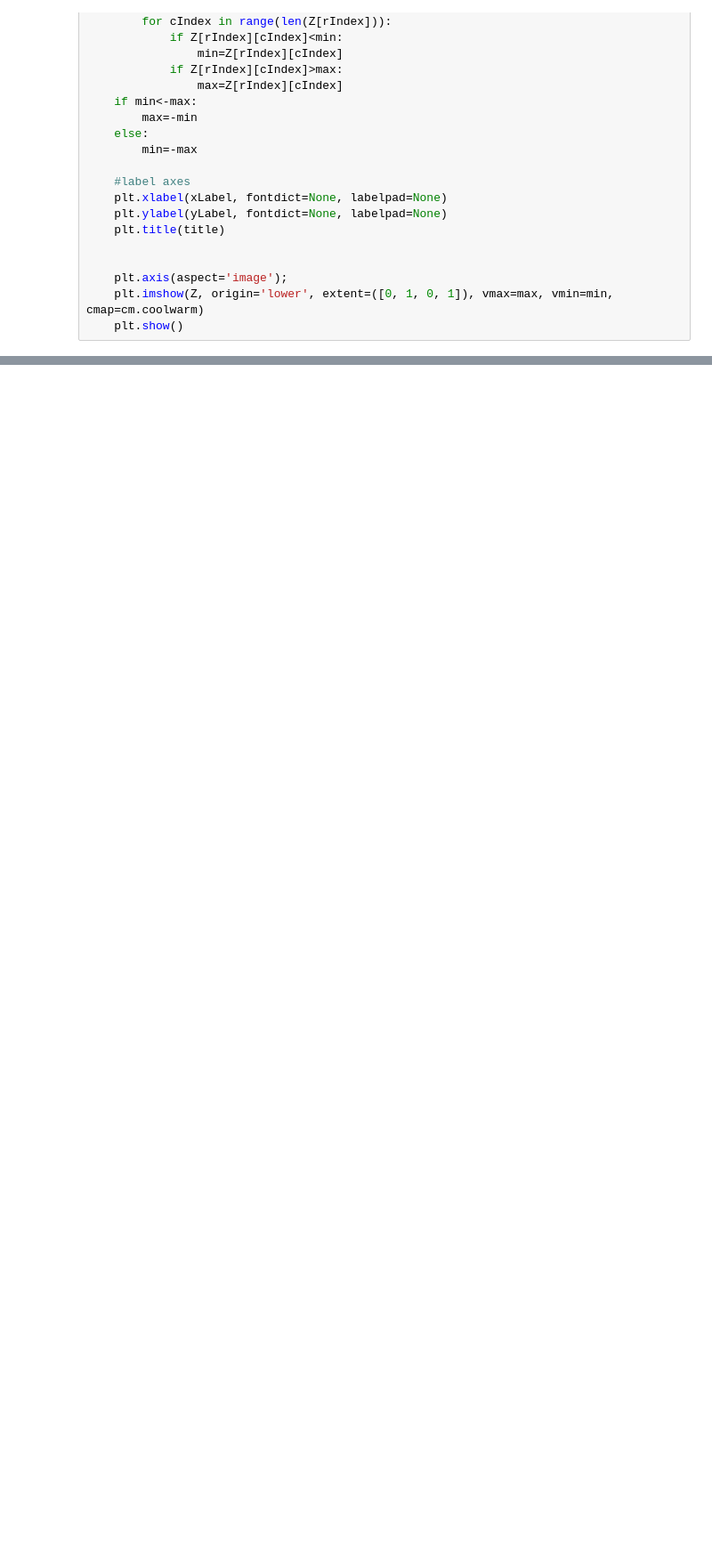
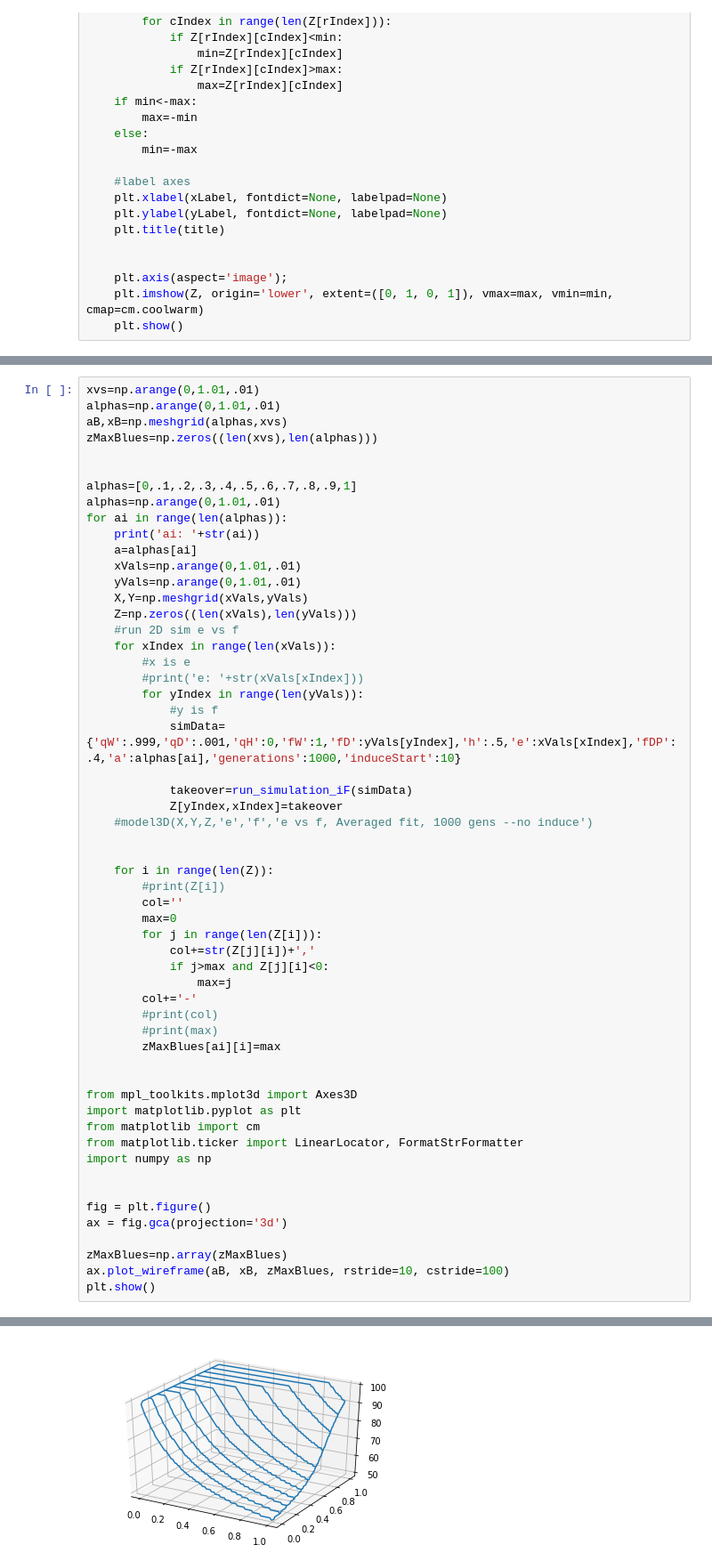
Before and after one commit to mgheffel/CRISPR-Gene-Drive-Population-Model, a Jupyter notebook: AlleleInducibleF.ipynb, the cells around one changed output, grey strips where cells are left out. Shown: that part at 89% size. Drawn from its saved outputs; the diff is of its cells as text; blank space fills up the shorter version.

```diff
--- a/AlleleInducibleF.ipynb
+++ b/AlleleInducibleF.ipynb
@@ -174,0 +362,57 @@ run_simulation_iF(simData,True,True)
+# %%
+xvs=np.arange(0,1.01,.01)
+alphas=np.arange(0,1.01,.01)
+aB,xB=np.meshgrid(alphas,xvs)
+zMaxBlues=np.zeros((len(xvs),len(alphas)))
+
+
+alphas=[0,.1,.2,.3,.4,.5,.6,.7,.8,.9,1]
+alphas=np.arange(0,1.01,.01)
+for ai in range(len(alphas)):
+    print('ai: '+str(ai))
+    a=alphas[ai]
+    xVals=np.arange(0,1.01,.01)
+    yVals=np.arange(0,1.01,.01)
+    X,Y=np.meshgrid(xVals,yVals)
+    Z=np.zeros((len(xVals),len(yVals)))
+    #run 2D sim e vs f
+    for xIndex in range(len(xVals)):
+        #x is e
+        #print('e: '+str(xVals[xIndex]))
+        for yIndex in range(len(yVals)):
+            #y is f
+            simData={'qW':.999,'qD':.001,'qH':0,'fW':1,'fD':yVals[yIndex],'h':.5,'e':xVals[xIndex],'fDP':.4,'a':alphas[ai],'generations':1000,'induceStart':10}
+
+            takeover=run_simulation_iF(simData)
+            Z[yIndex,xIndex]=takeover
+    #model3D(X,Y,Z,'e','f','e vs f, Averaged fit, 1000 gens --no induce')
+
+
+    for i in range(len(Z)):
+        #print(Z[i])
+        col=''
+        max=0
+        for j in range(len(Z[i])):
+            col+=str(Z[j][i])+','
+            if j>max and Z[j][i]<0:
+                max=j
+        col+='-'
+        #print(col)
+        #print(max)
+        zMaxBlues[ai][i]=max
+
+
+from mpl_toolkits.mplot3d import Axes3D
+import matplotlib.pyplot as plt
+from matplotlib import cm
+from matplotlib.ticker import LinearLocator, FormatStrFormatter
+import numpy as np
+
+
+fig = plt.figure()
+ax = fig.gca(projection='3d')
+
+zMaxBlues=np.array(zMaxBlues)
+ax.plot_wireframe(aB, xB, zMaxBlues, rstride=10, cstride=100)
+plt.show()
+# %% [output]
@@ -174,0 +436 @@ run_simulation_iF(simData,True,True)
+[figure, added]
```
Also changed, not shown: parts of 5 cells of this notebook, 3 other files.
